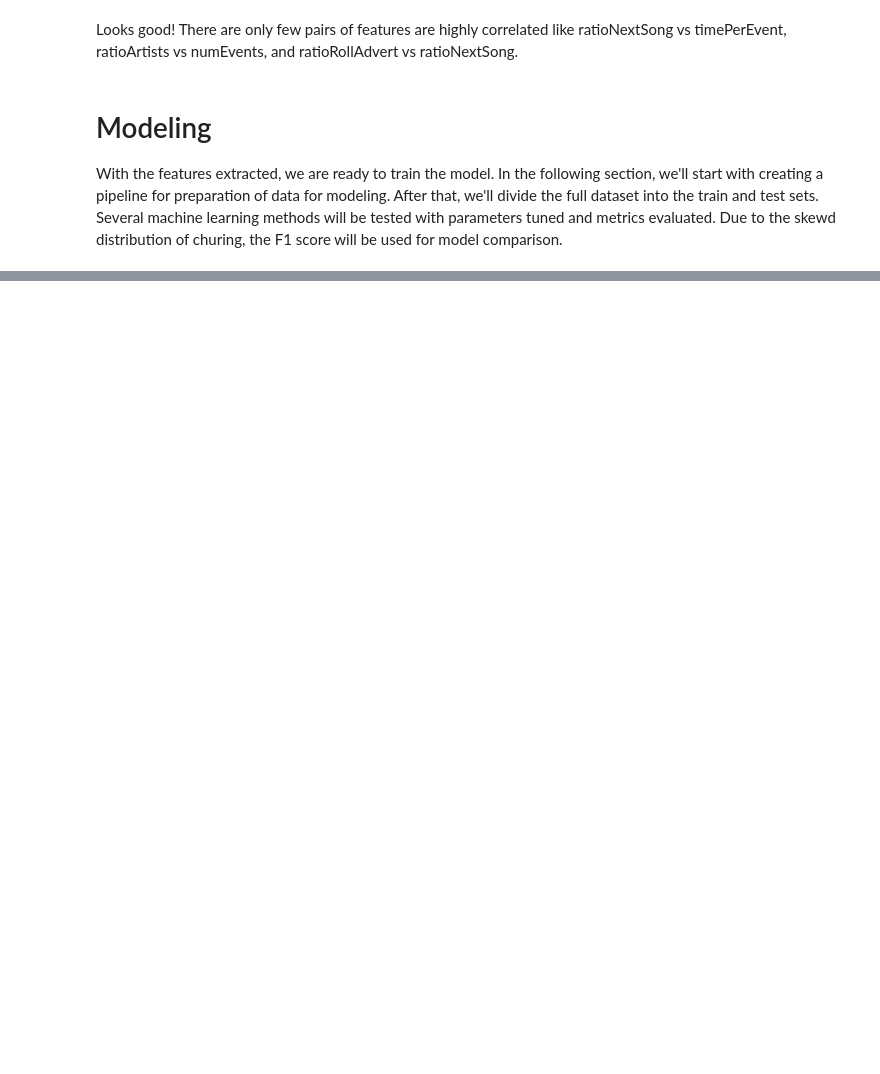
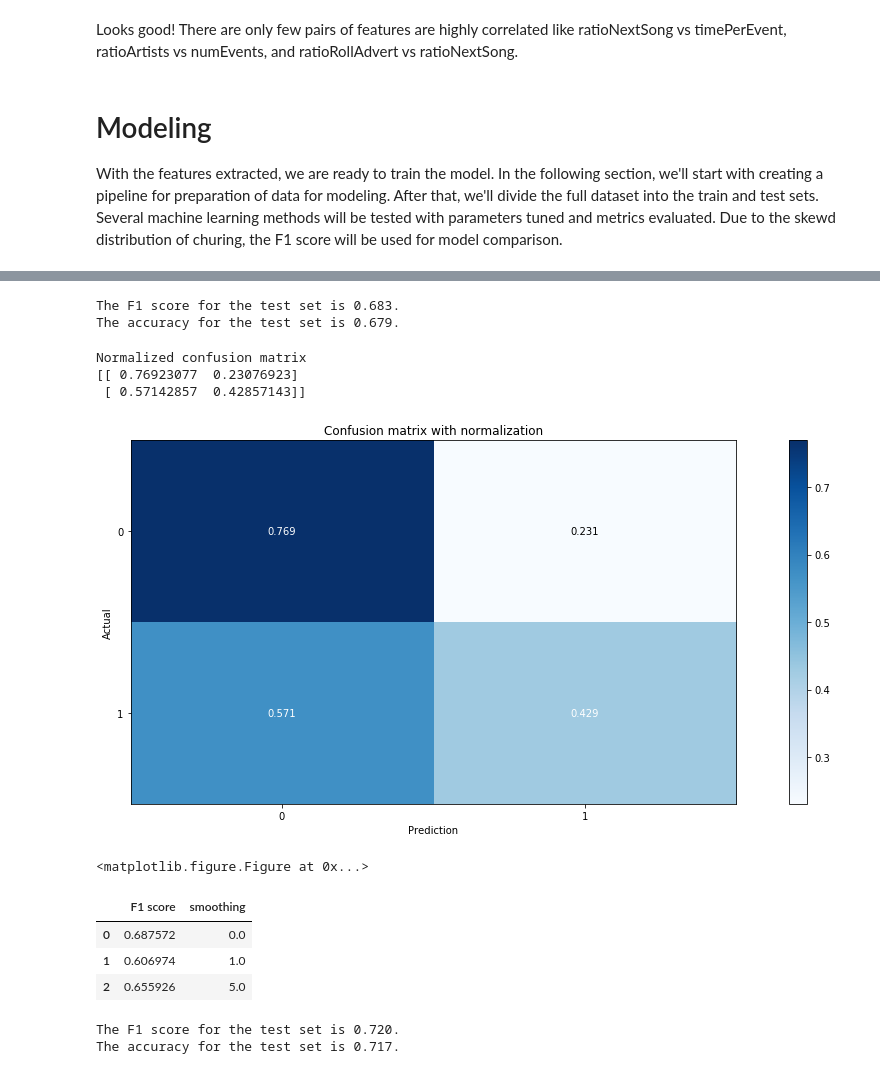
Before and after one commit to chziha/Data-Scientist-Udacity-Nanodegree, a Jupyter notebook: Churn-Predicting-with-Spark/Sparkify.ipynb, the cells around one changed output, grey strips where cells are left out. Cells and saved outputs as stored; diff of their text form; code cells hidden in the pictures; blank space fills up the shorter version.

```diff
--- a/Churn-Predicting-with-Spark/Sparkify.ipynb
+++ b/Churn-Predicting-with-Spark/Sparkify.ipynb
@@ -1065,0 +1301,16 @@ Clean up your code, adding comments and renaming variables to make the code easi
+# %%
+# Gradient Boosting Trees
+gbt = GBTClassifier(labelCol='churn')
+
+param_grid_gbt = ParamGridBuilder() \
+    .addGrid(gbt.featureSubsetStrategy, ['sqrt', 'all']) \
+    .addGrid(gbt.maxIter, [10, 20]) \
+    .addGrid(gbt.maxDepth, [5, 10]) \
+    .addGrid(gbt.stepSize, [0.1, 0.3]) \
+    .build()
+
+cv_gbt = CrossValidator(estimator=gbt, estimatorParamMaps=param_grid_gbt,
+                        evaluator=MulticlassClassificationEvaluator(labelCol='churn'),
+                        numFolds=3, seed=35)
+
+gbt_model = cv_gbt.fit(train)
@@ -1065,0 +1337,13 @@ Clean up your code, adding comments and renaming variables to make the code easi
+# %%
+test_metrics(gbt_model)
+# %% [output]
+The F1 score for the test set is 0.683.
+The accuracy for the test set is 0.679.
+# %%
+plot_cm(gbt_model, labels = ["0", "1"], normalize = True)
+# %% [output]
+Normalized confusion matrix
+[[ 0.76923077  0.23076923]
+ [ 0.57142857  0.42857143]]
+[figure, added]
+<matplotlib.figure.Figure at 0x...>
@@ -1065,0 +1363,12 @@ Clean up your code, adding comments and renaming variables to make the code easi
+# %%
+sum_models_performance(nb_model, ['F1 score', 'smoothing'])
+# %% [output]
+|  | F1 score | smoothing |
+| 0 | 0.687572 | 0.0 |
+| 1 | 0.606974 | 1.0 |
+| 2 | 0.655926 | 5.0 |
+# %%
+test_metrics(nb_model)
+# %% [output]
+The F1 score for the test set is 0.720.
+The accuracy for the test set is 0.717.
```
Also changed, not shown: parts of 43 cells of this notebook.
